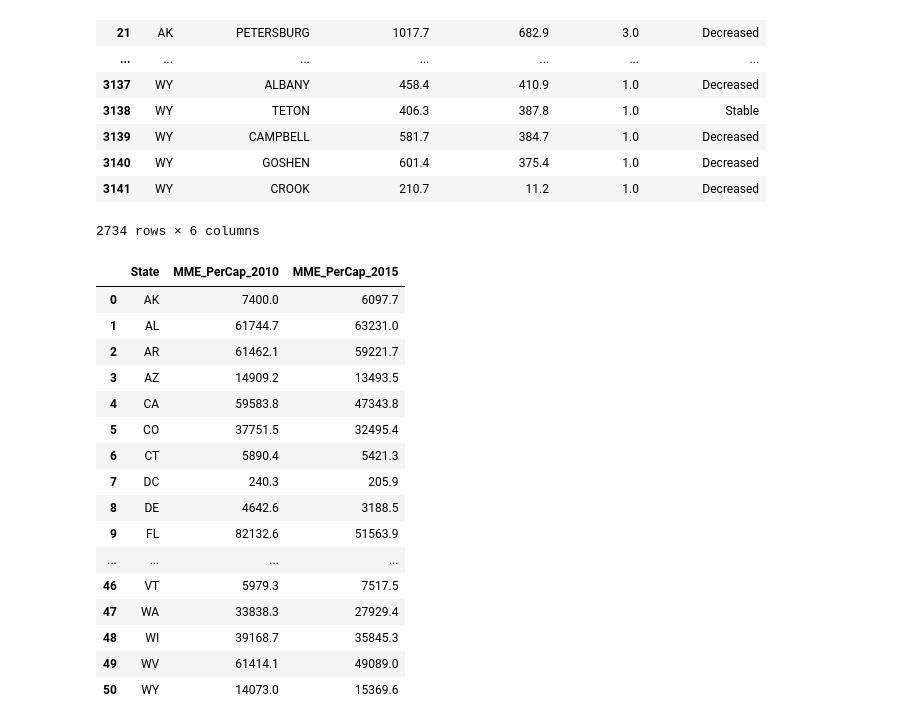
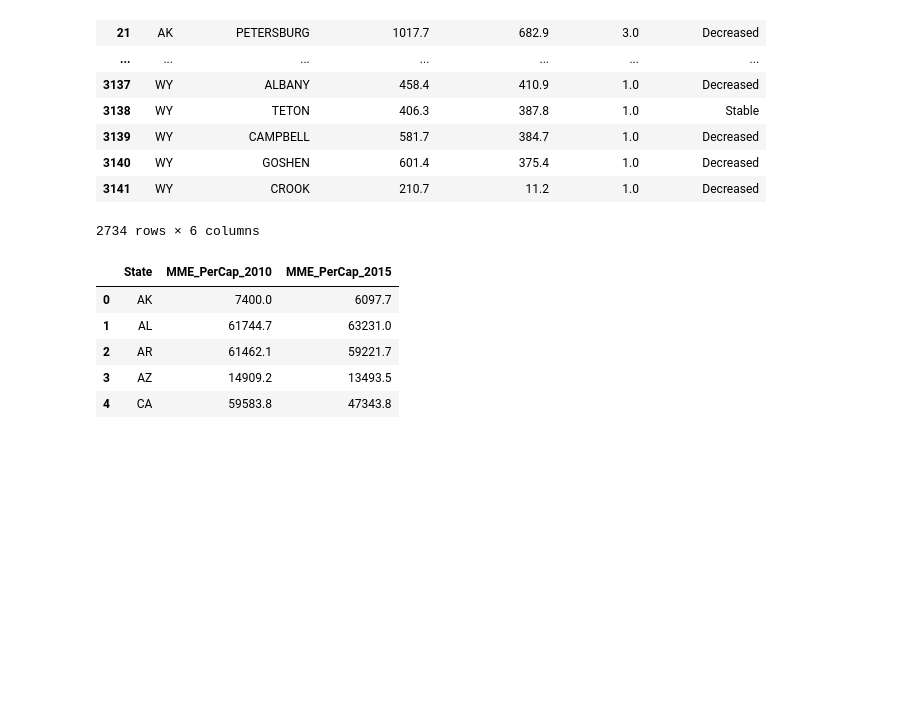
Before and after one commit to Emma-Pang/team_efx_dataproject, a Jupyter notebook: prescription_data/prescriptions2010_2015.ipynb, the cells around one changed output. Saved outputs shown, nothing was run; the diff lists cells and outputs as text; code cells hidden in the pictures; blank space fills up the shorter version.

```diff
--- a/prescription_data/prescriptions2010_2015.ipynb
+++ b/prescription_data/prescriptions2010_2015.ipynb
@@ -44,28 +44,17 @@ opioid_df
 # %%
 # Groupby state
 prescription_by_state=opioid_df.groupby(['State'])['MME_PerCap_2010','MME_PerCap_2015'].sum()
 state_df=pd.DataFrame(prescription_by_state)
 #reset index
 state_df=state_df.reset_index()
-state_df
+state_df.head()
 # %% [output]
 |  | State | MME_PerCap_2010 | MME_PerCap_2015 |
 | 0 | AK | 7400.0 | 6097.7 |
 | 1 | AL | 61744.7 | 63231.0 |
 | 2 | AR | 61462.1 | 59221.7 |
 | 3 | AZ | 14909.2 | 13493.5 |
 | 4 | CA | 59583.8 | 47343.8 |
-| 5 | CO | 37751.5 | 32495.4 |
-| 6 | CT | 5890.4 | 5421.3 |
-| 7 | DC | 240.3 | 205.9 |
-| 8 | DE | 4642.6 | 3188.5 |
-| 9 | FL | 82132.6 | 51563.9 |
-| ... | ... | ... | ... |
-| 46 | VT | 5979.3 | 7517.5 |
-| 47 | WA | 33838.3 | 27929.4 |
-| 48 | WI | 39168.7 | 35845.3 |
-| 49 | WV | 61414.1 | 49089.0 |
-| 50 | WY | 14073.0 | 15369.6 |
 # %%
 number_days_prescription_2010=state_df['MME_PerCap_2010'].div(48.1)
 number_days_prescription_2015=state_df['MME_PerCap_2015'].div(48.1)
```
Also changed, not shown: parts of 5 cells of this notebook.
